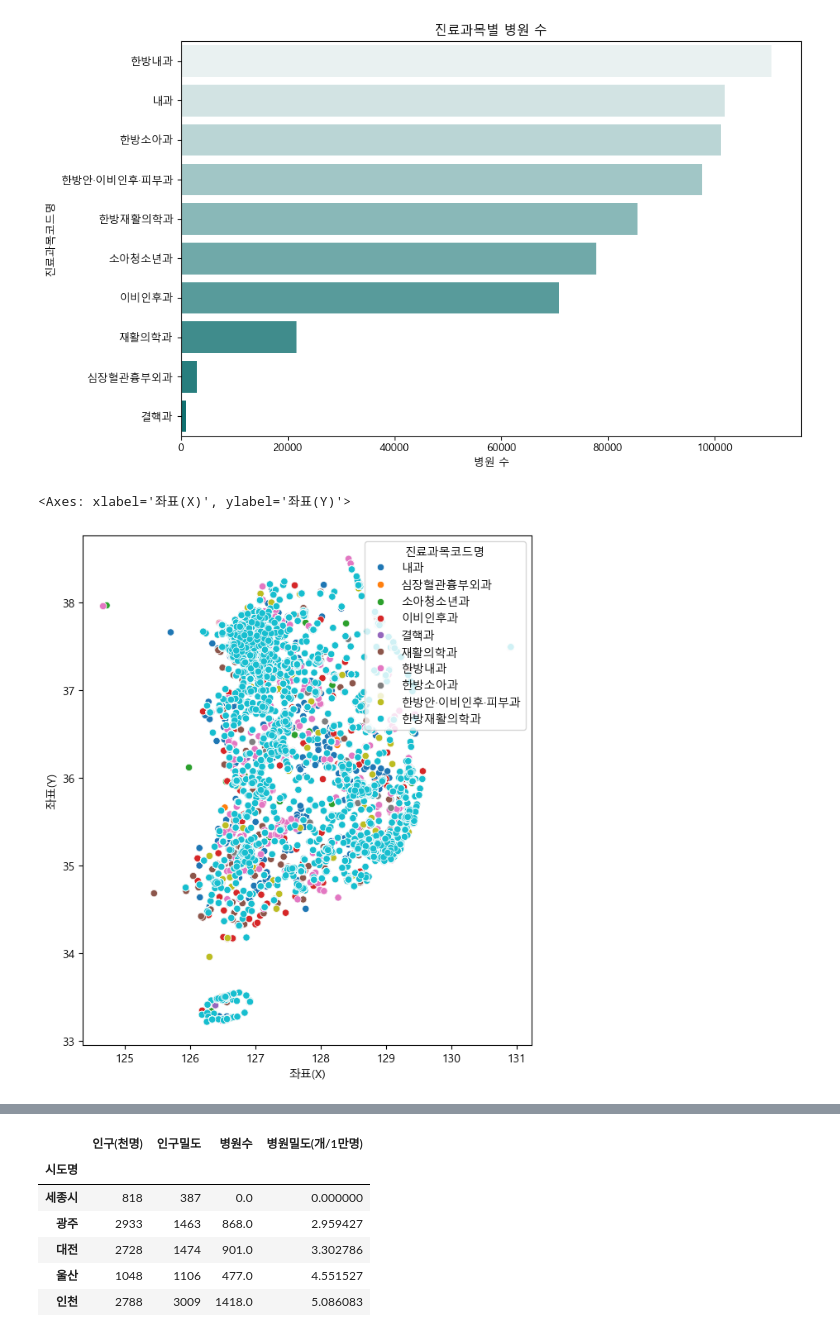
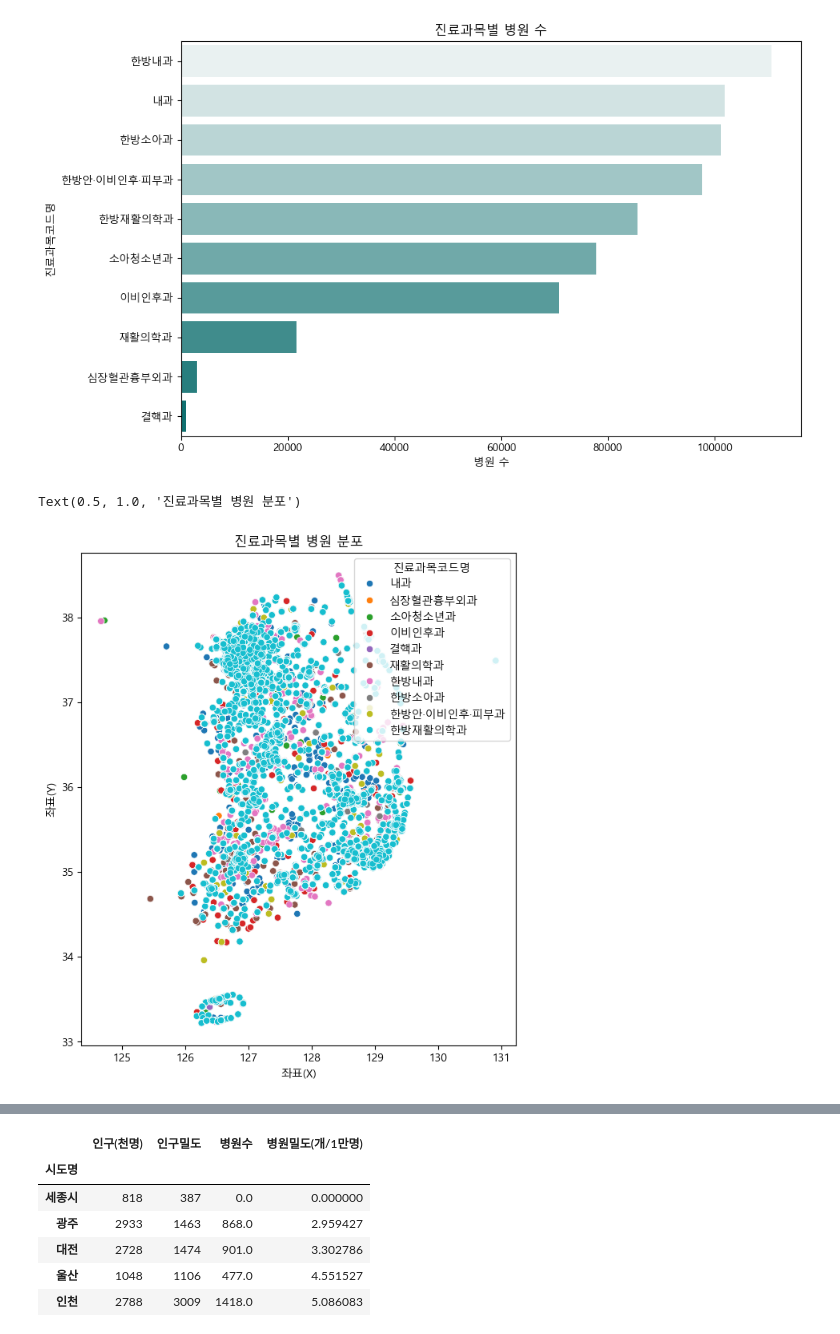
Before and after one commit to JiHyun13/dust_infra_blindspot, a Jupyter notebook: hospital_infra.ipynb, the cells around one changed output, grey strips where cells are left out. Cells and saved outputs as stored; diff of their text form; code cells hidden in the pictures.

```diff
--- a/hospital_infra.ipynb
+++ b/hospital_infra.ipynb
@@ -212,6 +207,6 @@ KeyError: "['암호화요양기호', '전화번호', '병원홈페이지', '종
 # %%
 #df_final 만든 버전
-df_final = pd.read_csv(r"C:\Users\zappe\Desktop\Test_for_python\데이터분석개론\team_proj\df_final.csv",encoding='utf-8')
+df_final = pd.read_csv("data/df_final.csv",encoding='utf-8')
 # %%
 df_final['시도코드명'] = df_final['시도코드명'].replace('세종시', '세종')
 # %%
@@ -452,7 +508,7 @@ for c in sorted(coords_oriental['cluster'].unique()):
 
 데이터 : csv로 변환한 엑셀파일. 데이터의 구조를 살펴보고 전처리 작업을 진행합니다.
 # %%
-df_detail = pd.read_csv(r"C:\Users\zappe\Desktop\Test_for_python\데이터분석개론\team_proj\전국 병의원 및 약국 현황 2024.12\의료기관별상세정보서비스_03_진료과목정보 2024.12.csv",encoding='utf-8')
+df_detail = pd.read_csv(r"data/의료기관별상세정보서비스_03_진료과목정보 2024.12.csv",encoding='utf-8')
 # %%
 df_detail.head()
 # %% [output]
@@ -592,9 +648,10 @@ df_detail_nodf_no_rehab = df_detail[~df_detail['진료과목코드명'].str.cont
 # %%
 plt.figure(figsize=(7,8))
 sns.scatterplot(data=df_detail, x='좌표(X)', y='좌표(Y)', hue='진료과목코드명')
+plt.title('진료과목별 병원 분포')
 # %% [output]
-<Axes: xlabel='좌표(X)', ylabel='좌표(Y)'>
+Text(0.5, 1.0, '진료과목별 병원 분포')
-[figure, old version]
+[figure, new version]
 # %%
 plt.figure(figsize=(7,8))
 sns.scatterplot(data=df_detail_nodf_no_rehab, x='좌표(X)', y='좌표(Y)', hue='진료과목코드명')
```
Also changed, not shown: parts of 16 cells of this notebook, 8 other files.
